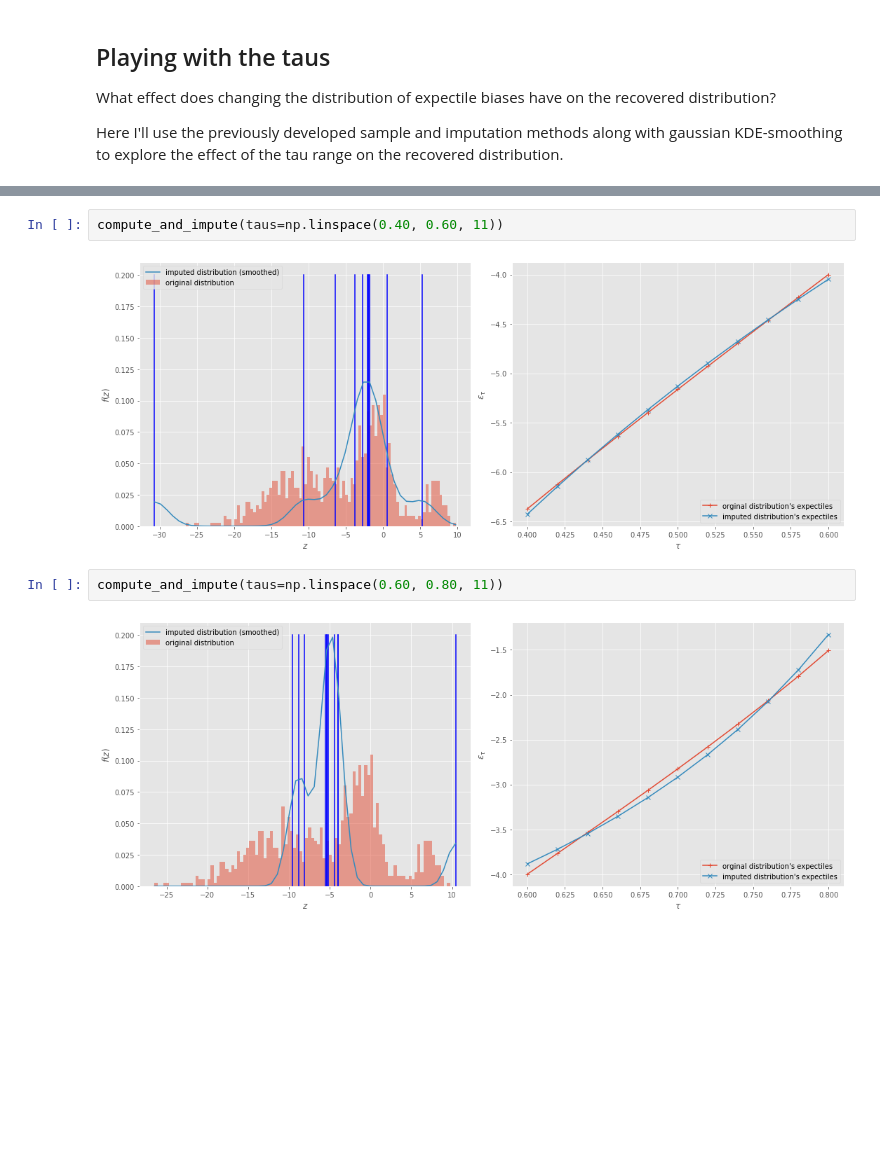
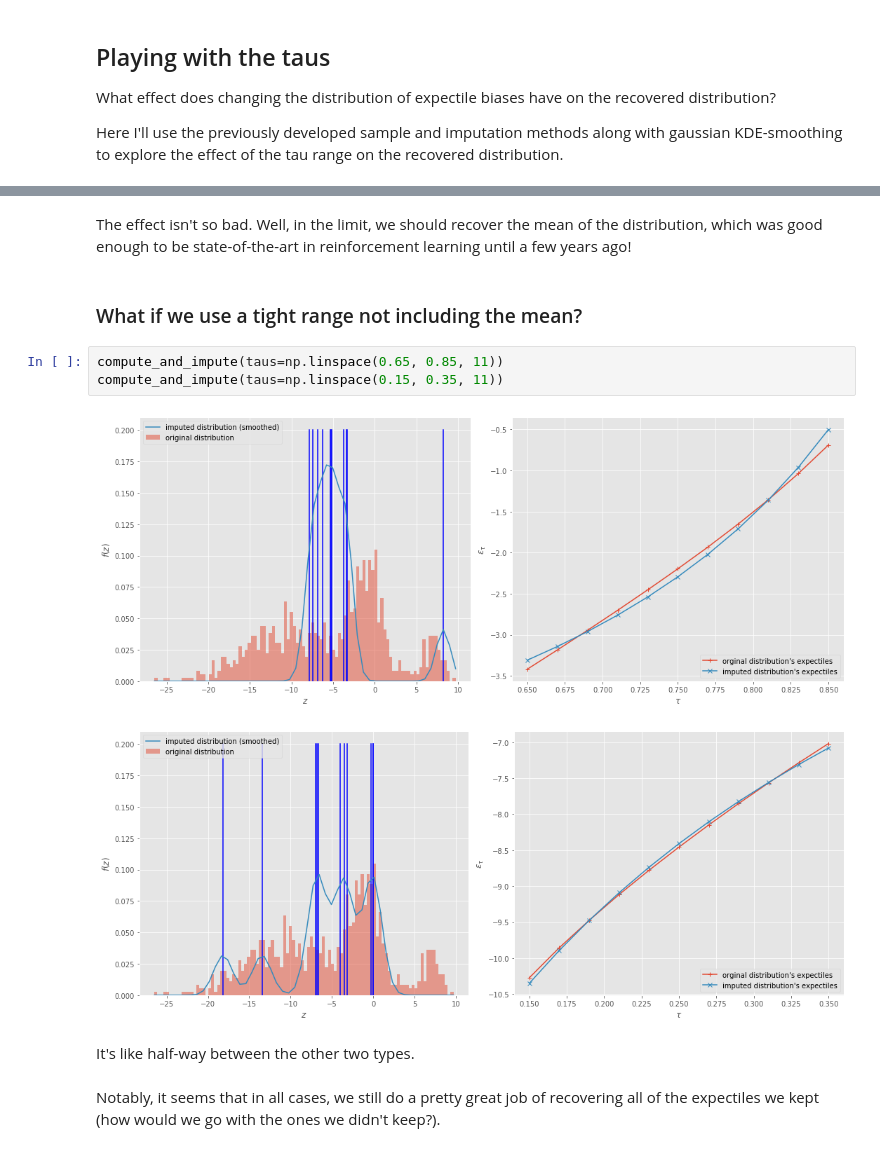
Before and after one commit to matomatical/neuRL, a Jupyter notebook: Expectiles.ipynb, the cells around one changed output, grey strips where cells are left out. Saved outputs shown, nothing was run; the diff lists cells and outputs as text; blank space fills up the shorter version.

```diff
--- a/Expectiles.ipynb
+++ b/Expectiles.ipynb
@@ -446,8 +456,14 @@ compute_and_impute(taus=np.linspace(0.50, 0.99, 11))
+# %% [markdown]
+The effect isn't so bad. Well, in the limit, we should recover the mean of the distribution, which was good enough to be state-of-the-art in reinforcement learning until a few years ago!
+# %% [markdown]
+### What if we use a tight range not including the mean?
 # %%
-compute_and_impute(taus=np.linspace(0.40, 0.60, 11))
+compute_and_impute(taus=np.linspace(0.65, 0.85, 11))
+compute_and_impute(taus=np.linspace(0.15, 0.35, 11))
 # %% [output]
-[figure, old version]
+[figure, new version]
+[figure, added]
-# %%
-compute_and_impute(taus=np.linspace(0.60, 0.80, 11))
-# %% [output]
-[figure, removed]
+# %% [markdown]
+It's like half-way between the other two types.
+# %% [markdown]
+Notably, it seems that in all cases, we still do a pretty great job of recovering all of the expectiles we kept (how would we go with the ones we didn't keep?).
```
Also changed, not shown: parts of 8 cells of this notebook.
